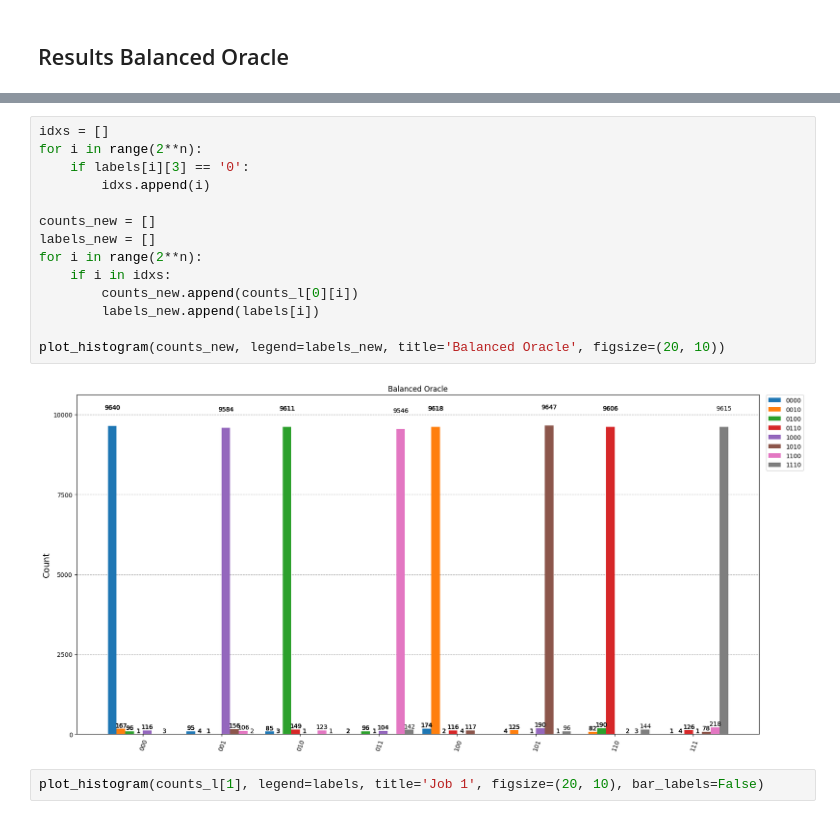
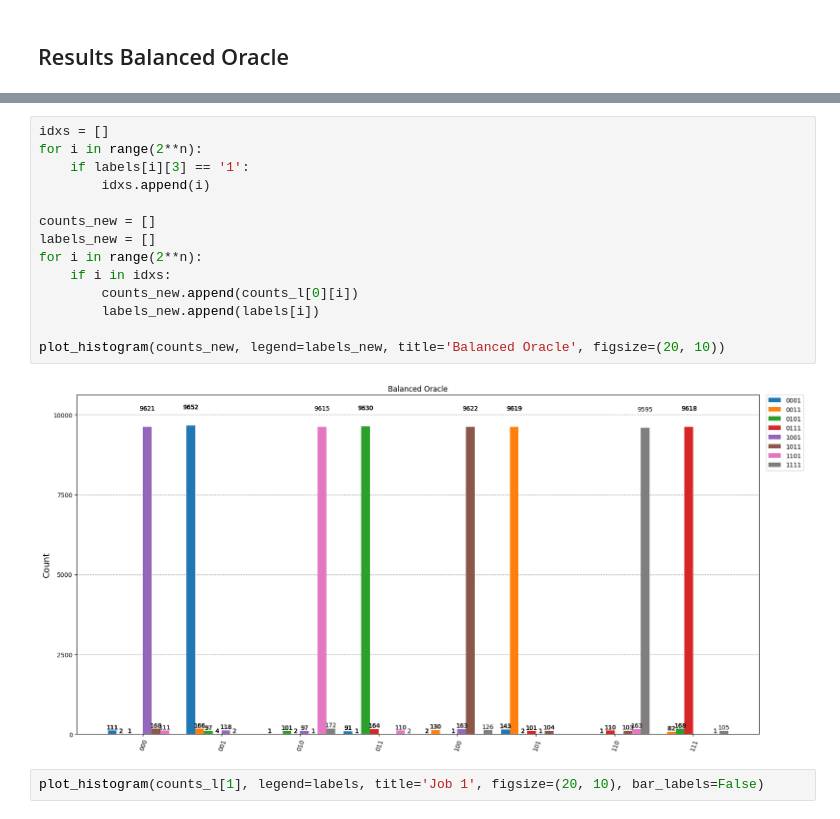
Before and after one commit to Yedi278/Quantum-Simulations, a Jupyter notebook: lezioni/lesione_3/lezione_3.ipynb, the cells around one changed output, grey strips where cells are left out. Saved outputs shown, nothing was run; the diff lists cells and outputs as text.

```diff
--- a/lezioni/lesione_3/lezione_3.ipynb
+++ b/lezioni/lesione_3/lezione_3.ipynb
@@ -378,19 +395,19 @@ labels
 # %%
 idxs = []
 for i in range(2**n):
-    if labels[i][3] == '0':
+    if labels[i][3] == '1':
         idxs.append(i)
 
 counts_new = []
 labels_new = []
 for i in range(2**n):
     if i in idxs:
         counts_new.append(counts_l[0][i])
         labels_new.append(labels[i])
 
 plot_histogram(counts_new, legend=labels_new, title='Balanced Oracle', figsize=(20, 10))
 # %% [output]
-[figure, old version]
+[figure, new version]
 # %%
 plot_histogram(counts_l[1], legend=labels, title='Job 1', figsize=(20, 10), bar_labels=False)
 # %% [output]
```
Also changed, not shown: parts of 4 cells of this notebook.
